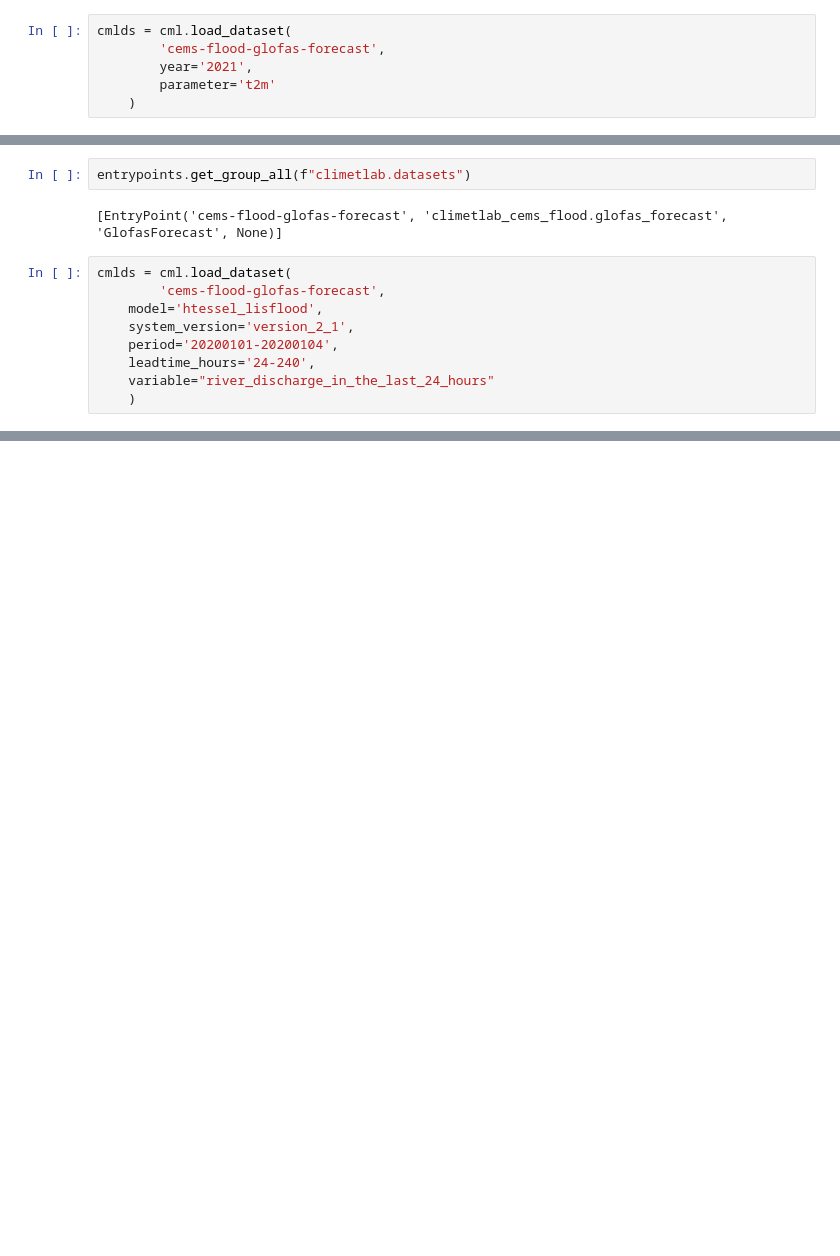
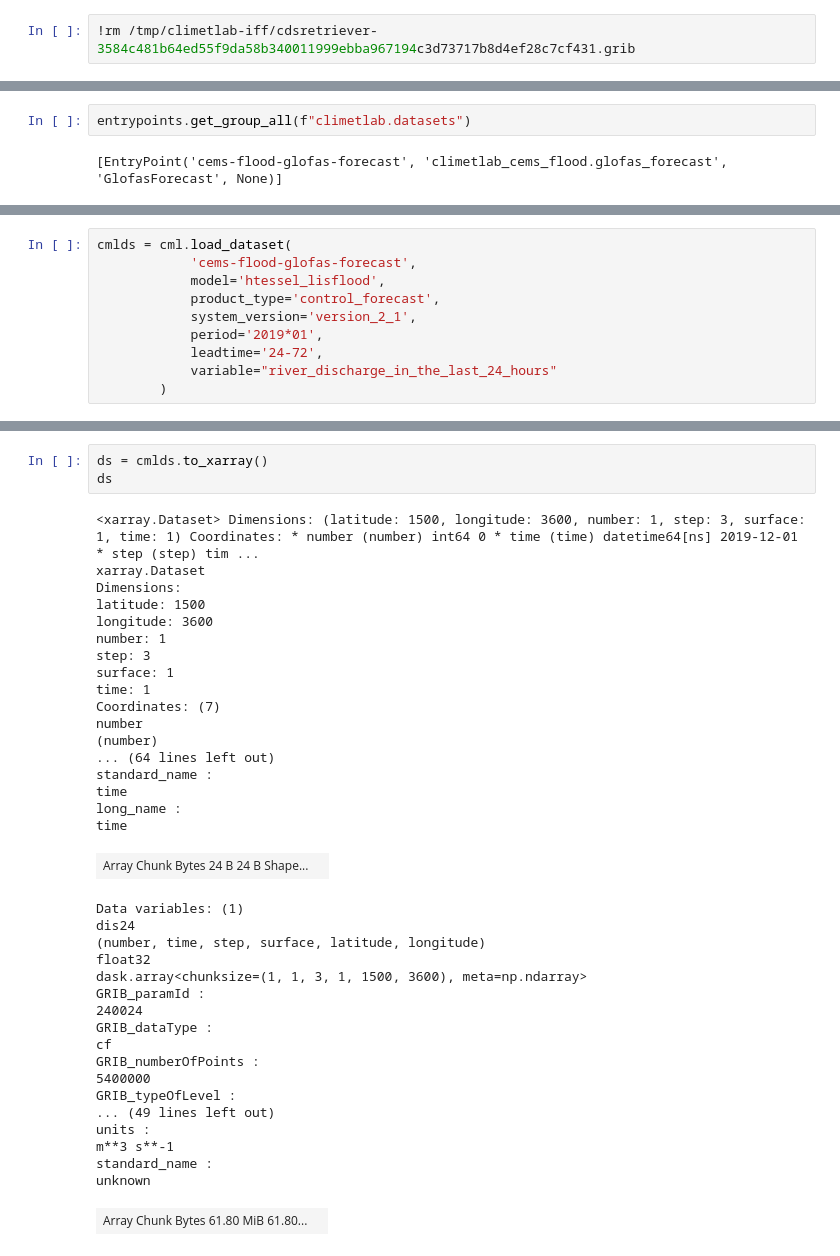
Before and after one commit to ecmwf-lab/climetlab-cems-flood, a Jupyter notebook: notebooks/demo_glofas.ipynb, the cells around one changed output, grey strips where cells are left out. Cells and saved outputs as stored; diff of their text form; blank space fills up the shorter version.

```diff
--- a/notebooks/demo_glofas.ipynb
+++ b/notebooks/demo_glofas.ipynb
@@ -11,6 +18,2 @@ cems.__version__
 # %%
-cmlds = cml.load_dataset(
-        'cems-flood-glofas-forecast',
-        year='2021',
-        parameter='t2m'
-    )
+!rm /tmp/climetlab-iff/cdsretriever-3584c481b64ed55f9da58b340011999ebba967194c3d73717b8d4ef28c7cf431.grib
@@ -22,12 +23,3 @@ import entrypoints
 entrypoints.get_group_all(f"climetlab.datasets")
 # %% [output]
 [EntryPoint('cems-flood-glofas-forecast', 'climetlab_cems_flood.glofas_forecast', 'GlofasForecast', None)]
-# %%
-cmlds = cml.load_dataset(
-        'cems-flood-glofas-forecast',
-    model='htessel_lisflood',
-    system_version='version_2_1',
-    period='20200101-20200104',
-    leadtime_hours='24-240',
-    variable="river_discharge_in_the_last_24_hours"
-    )
@@ -38,0 +26,10 @@ ds
+# %%
+cmlds = cml.load_dataset(
+            'cems-flood-glofas-forecast',
+            model='htessel_lisflood',
+            product_type='control_forecast',
+            system_version='version_2_1',
+            period='2019*01',
+            leadtime='24-72',
+            variable="river_discharge_in_the_last_24_hours"
+        )
@@ -38,0 +43,40 @@ ds
+# %%
+ds = cmlds.to_xarray()
+ds
+# %% [output]
+<xarray.Dataset> Dimensions: (latitude: 1500, longitude: 3600, number: 1, step: 3, surface: 1, time: 1) Coordinates: * number (number) int64 0 * time (time) datetime64[ns] 2019-12-01 * step (step) tim ...
+xarray.Dataset
+Dimensions:
+latitude: 1500
+longitude: 3600
+number: 1
+step: 3
+surface: 1
+time: 1
+Coordinates: (7)
+number
+(number)
+... (64 lines left out)
+standard_name :
+time
+long_name :
+time
+| Array Chunk Bytes 24 B 24 B Shape... |  |
+Data variables: (1)
+dis24
+(number, time, step, surface, latitude, longitude)
+float32
+dask.array<chunksize=(1, 1, 3, 1, 1500, 3600), meta=np.ndarray>
+GRIB_paramId :
+240024
+GRIB_dataType :
+cf
+GRIB_numberOfPoints :
+5400000
+GRIB_typeOfLevel :
+... (49 lines left out)
+units :
+m**3 s**-1
+standard_name :
+unknown
+| Array Chunk Bytes 61.80 MiB 61.80... |  |
```
Also changed, not shown: parts of 26 cells of this notebook, 5 other files.
